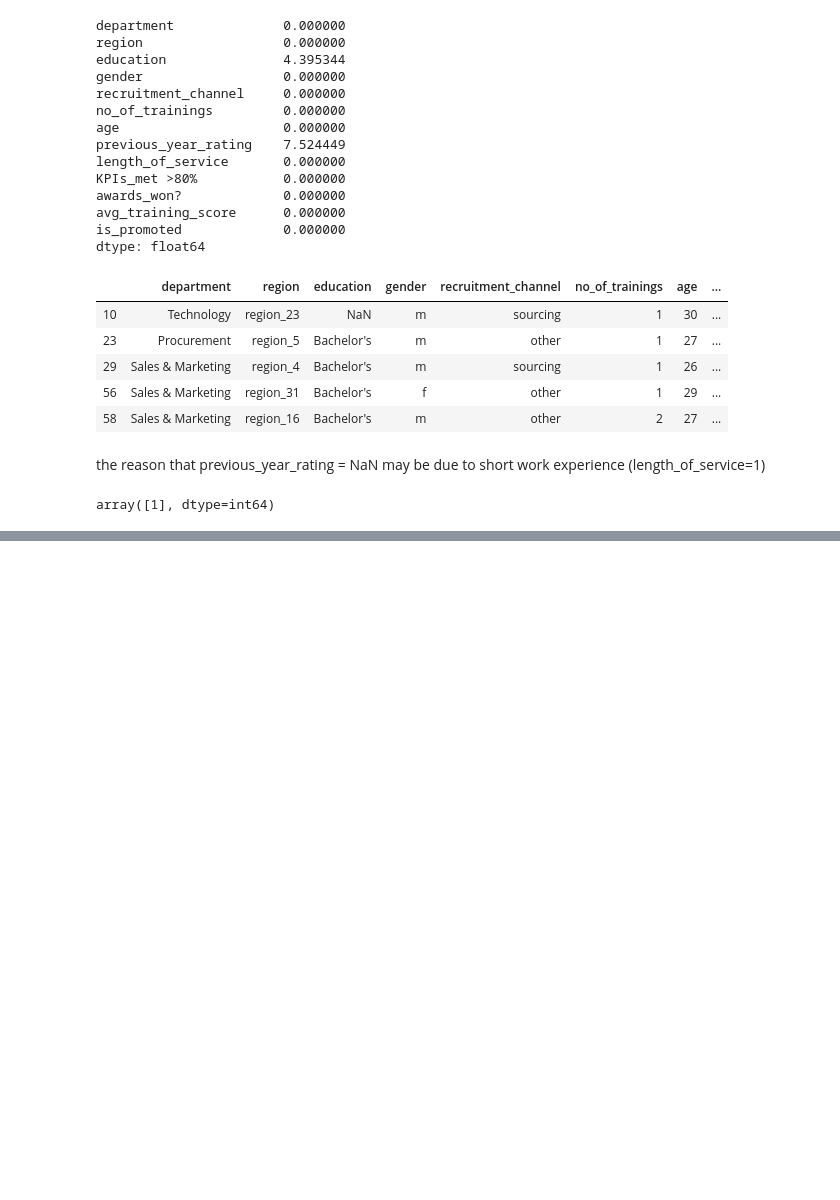
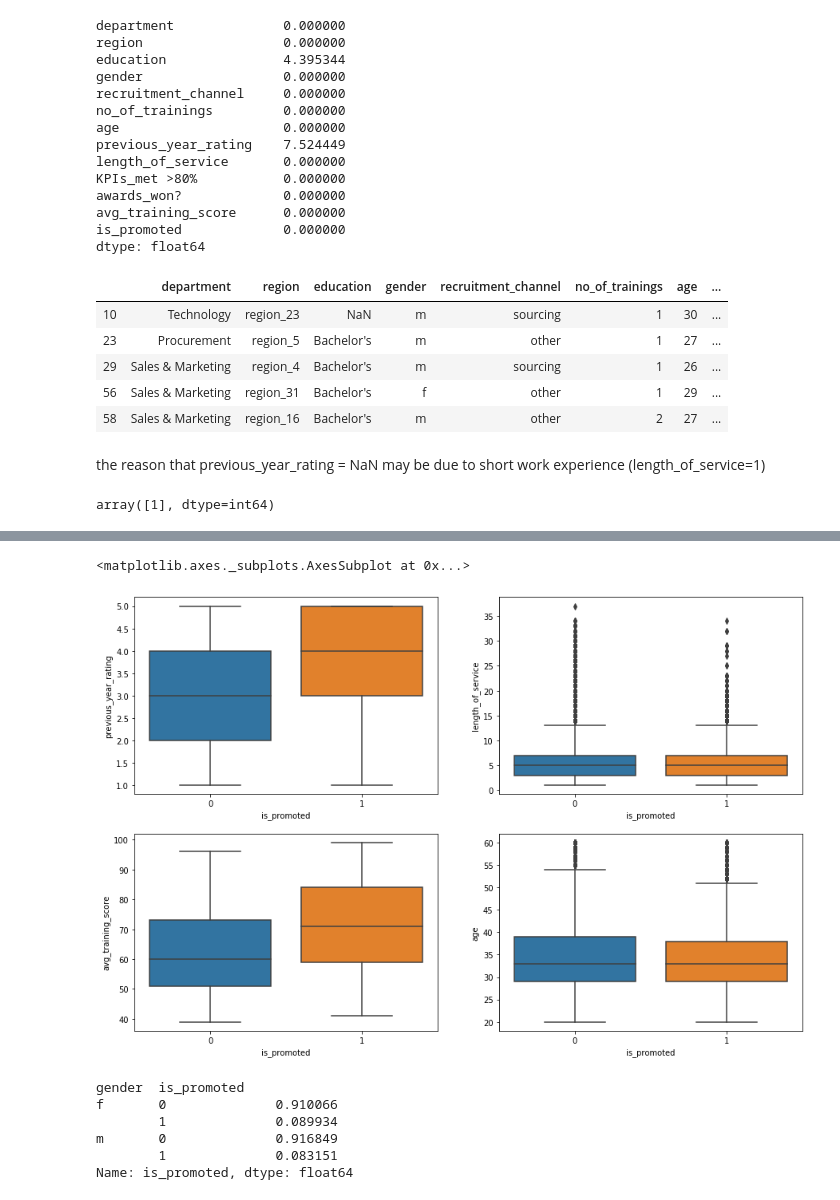
Before and after one commit to slavaminchuk/Logistic-regression, a Jupyter notebook: Logistic regression.ipynb, the cells around one changed output, grey strips where cells are left out. Saved outputs shown, nothing was run; the diff lists cells and outputs as text; code cells hidden in the pictures; blank space fills up the shorter version.

```diff
--- a/Logistic regression.ipynb
+++ b/Logistic regression.ipynb
@@ -138,0 +125,20 @@ AttributeError: module 'numpy' has no attribute 'm'
+# %%
+# Visualize relationship between is_promoted and other numerical characteristics
+fig, axes = plt.subplots(2, 2, figsize=(15, 10))
+sns.boxplot(ax=axes[0, 0], x=data['is_promoted'], y=data['previous_year_rating'])
+sns.boxplot(ax=axes[0, 1], x=data['is_promoted'], y=data['length_of_service'])
+sns.boxplot(ax=axes[1, 0], x=data['is_promoted'], y=data['avg_training_score'])
+sns.boxplot(ax=axes[1, 1], x=data['is_promoted'], y=data['age'])
+# %% [output]
+<matplotlib.axes._subplots.AxesSubplot at 0x...>
+[figure, added]
+# %%
+#percentage of people who received a promotion depending on their gender
+data.groupby('gender')['is_promoted'].value_counts(normalize=True)
+# %% [output]
+gender  is_promoted
+f       0              0.910066
+        1              0.089934
+m       0              0.916849
+        1              0.083151
+Name: is_promoted, dtype: float64
```
Also changed, not shown: parts of 7 cells of this notebook.
